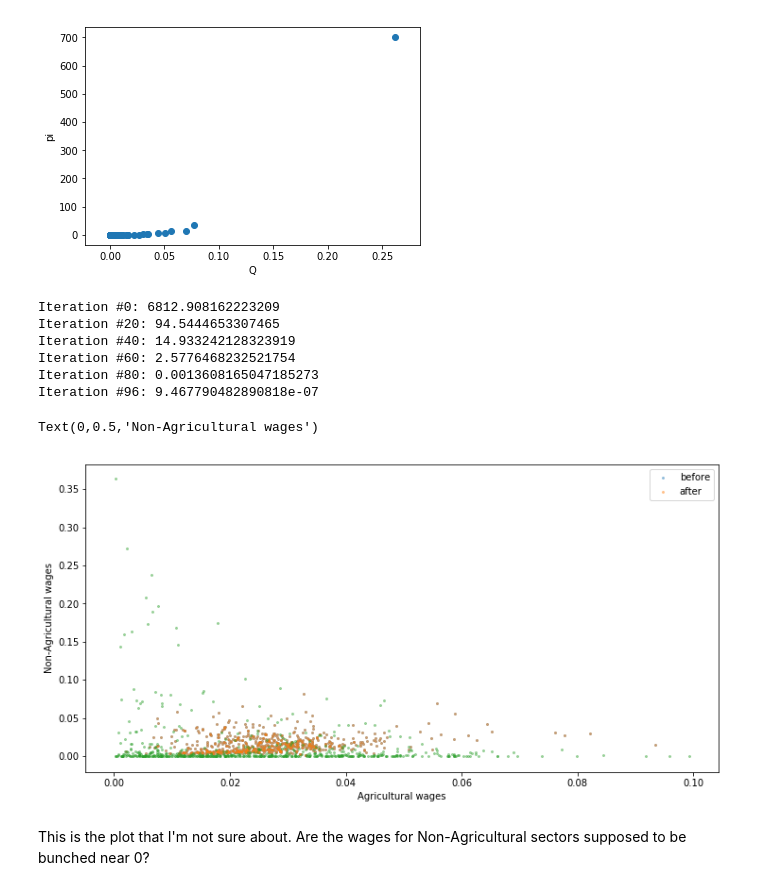
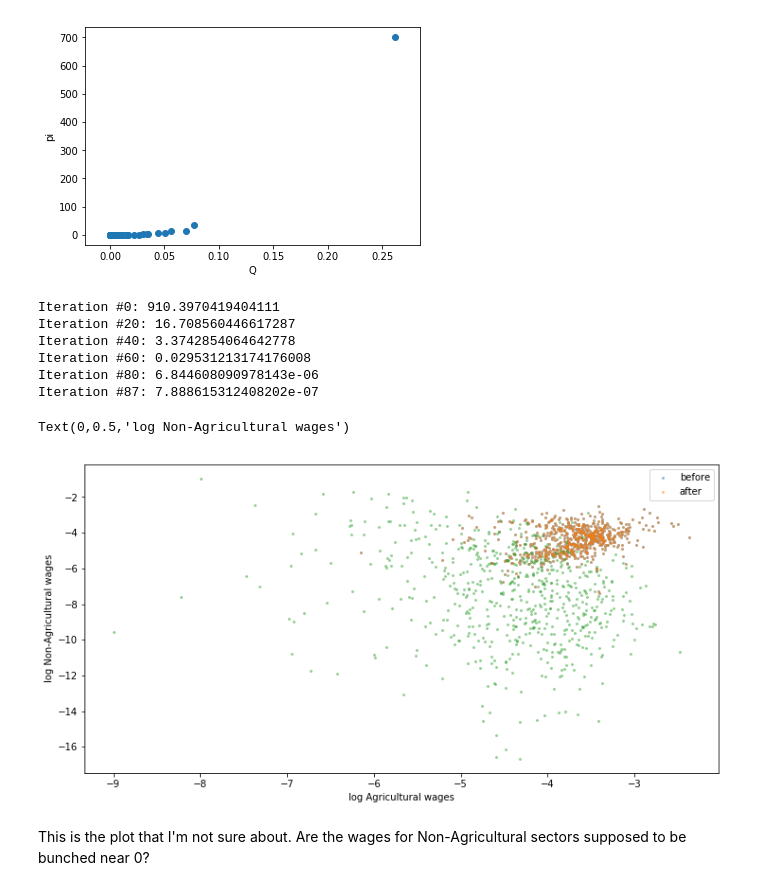
Before and after one commit to mwufi/spatial-structural-change, a Jupyter notebook: Condensed.ipynb, the cells around one changed output. Drawn from its saved outputs; the diff is of its cells as text; code cells hidden in the pictures.

Commit message:
add log plots of wages

```diff
--- a/Condensed.ipynb
+++ b/Condensed.ipynb
@@ -259,37 +259,37 @@ def loopy(wages, log=True):
 # %%
 wages = readWages()
 
 def draw(wages):
     plot_params = {
         'alpha': 0.4,
         's': 4
     }
 
-    plt.scatter(wages[t,A], wages[t,NA],
+    plt.scatter(np.log(wages[t,A]), np.log(wages[t,NA]),
            **plot_params)
 
 
 plt.figure(figsize=(12,6))
 
 # before
 draw(wages)
 draw(wages)
 
 newWages = loopy(wages)
 
 # after
 draw(newWages)
 plt.legend(['before', 'after'])
-plt.xlabel('Agricultural wages'); plt.ylabel('Non-Agricultural wages')
+plt.xlabel('log Agricultural wages'); plt.ylabel('log Non-Agricultural wages')
 # %% [output]
-Iteration #0: 6812.908162223209
-Iteration #20: 94.5444653307465
-Iteration #40: 14.933242128323919
-Iteration #60: 2.5776468232521754
-Iteration #80: 0.0013608165047185273
-Iteration #96: 9.467790482890818e-07
+Iteration #0: 910.3970419404111
+Iteration #20: 16.708560446617287
+Iteration #40: 3.3742854064642778
+Iteration #60: 0.029531213174176008
+Iteration #80: 6.844608090978143e-06
+Iteration #87: 7.888615312408202e-07
-Text(0,0.5,'Non-Agricultural wages')
+Text(0,0.5,'log Non-Agricultural wages')
-[figure, old version]
+[figure, new version]
 # %% [markdown]
 This is the plot that I'm not sure about. Are the wages for Non-Agricultural sectors supposed to be bunched near 0?
 # %% [markdown]
```
Also changed, not shown: parts of 11 cells of this notebook.
